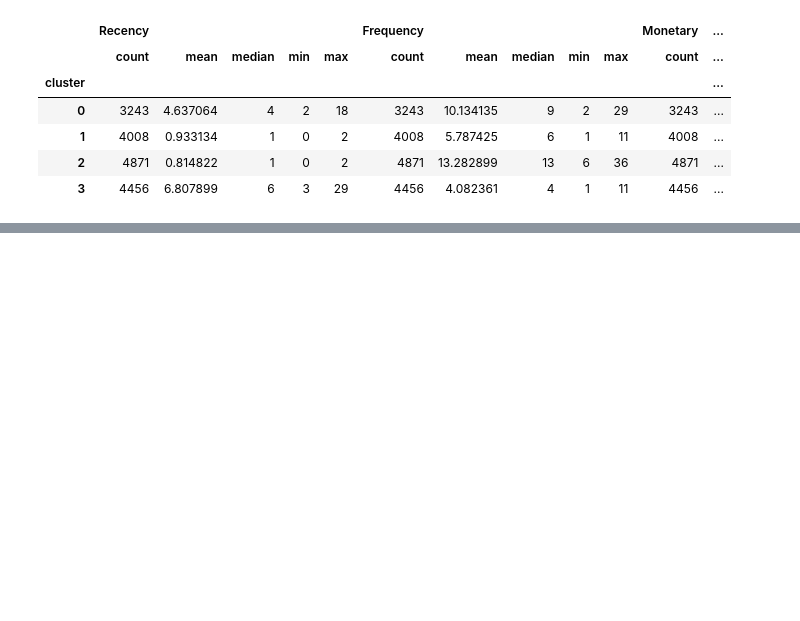
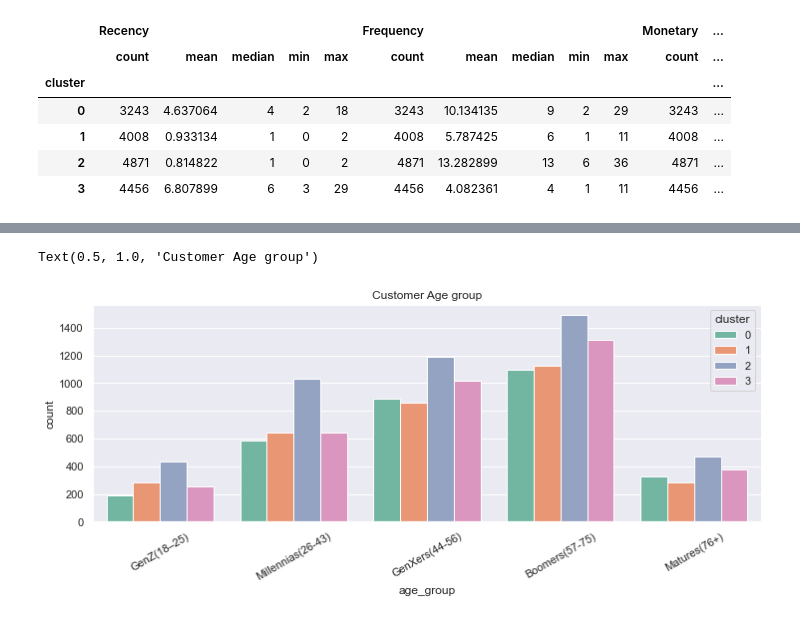
Before and after one commit to Arjunar92/Starbucks_Customer_Segmentation_Project, a Jupyter notebook: Starbucks_Capstone_Data_Exploration.ipynb, the cells around one changed output, grey strips where cells are left out. Drawn from its saved outputs; the diff is of its cells as text; code cells hidden in the pictures; blank space fills up the shorter version.

```diff
--- a/Starbucks_Capstone_Data_Exploration.ipynb
+++ b/Starbucks_Capstone_Data_Exploration.ipynb
@@ -588,6 +588,8 @@ The WCSS value starts slowing down after the 4th cluster. 'Elbow' at k=4, thus t
 kmeans = KMeans(n_clusters = 4,init = 'k-means++', random_state = 42)
 kmeans.fit(rfm_normalized)
 centers = kmeans.cluster_centers_
+
+sns.set_palette(sns.color_palette('Set2'))
 
 fig = plt.figure(figsize=[5,5])
 ax = fig.add_subplot(111,projection = '3d')
@@ -732,0 +727,2 @@ rfm_df
+# %%
+profile_analysis = pd.merge(profile_df, rfm_df, left_on='customer_id', right_on='customer_id', how='inner')
@@ -732,0 +737,17 @@ rfm_df
+# %%
+#Group the age ranges
+sns.set_palette(sns.color_palette('Set2'))
+
+profile_analysis_c0 = profile_analysis[profile_analysis['cluster']==0]
+profile_analysis_c1 = profile_analysis[profile_analysis['cluster']==1]
+profile_analysis_c2 = profile_analysis[profile_analysis['cluster']==2]
+profile_analysis_c3 = profile_analysis[profile_analysis['cluster']==3]
+
+fig, axs = plt.subplots(ncols=4, figsize=(20, 5))
+
+sns.countplot(x='age_group',data=profile_analysis, hue = 'cluster')
+plt.xticks(rotation=30)
+plt.title('Customer Age group')
+# %% [output]
+Text(0.5, 1.0, 'Customer Age group')
+[figure, added]
```
Also changed, not shown: parts of 16 cells of this notebook.
